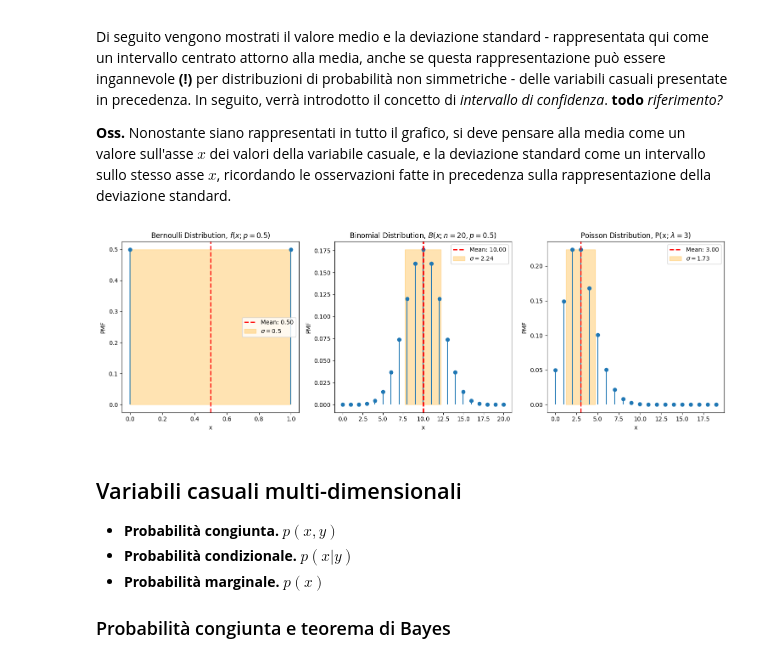
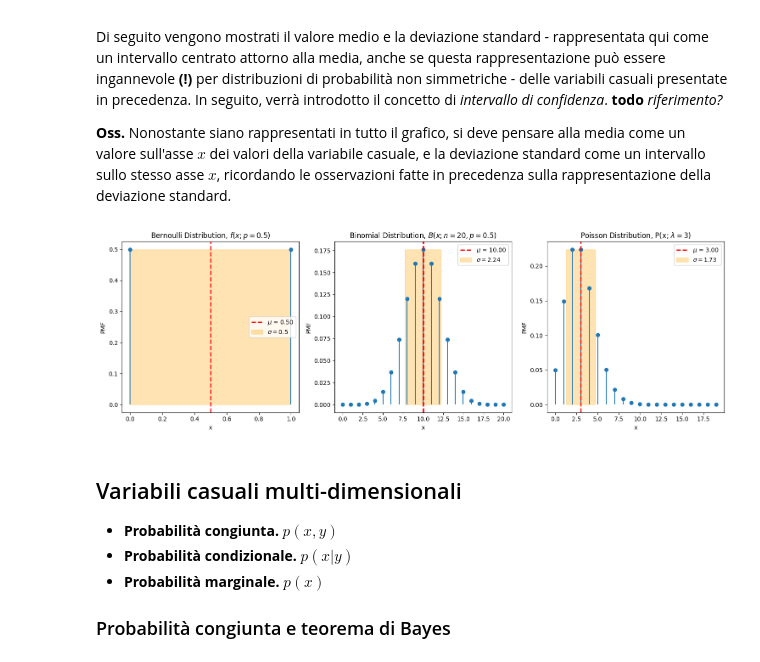
Before and after one commit to Basics2022/bbooks-programming-hs, a Jupyter notebook: _sources/ch/statistics/random_variables_discrete.ipynb, the cells around one changed output. Drawn from its saved outputs; the diff is of its cells as text; code cells hidden in the pictures.

```diff
--- a/_sources/ch/statistics/random_variables_discrete.ipynb
+++ b/_sources/ch/statistics/random_variables_discrete.ipynb
@@ -140,37 +140,37 @@ mean_poisson, var_poisson = poisson.stats(mu_poisson, moments='mv')
 fig, axes = plt.subplots(1, 3, figsize=(15, 5))
 
 # Plot Bernoulli Distribution
 axes[0].stem(x_bernoulli, y_bernoulli, basefmt=" ", use_line_collection=True)
-axes[0].axvline(mean_bernoulli, color='red', linestyle='--', linewidth=2, label=f'$\mu$: {mean_bernoulli:.2f}')
+axes[0].axvline(mean_bernoulli, color='red', linestyle='--', linewidth=2, label=f'$\mu$ = {mean_bernoulli:.2f}')
 axes[0].fill_betweenx([0, max(y_bernoulli)], x1=mean_bernoulli - np.sqrt(var_bernoulli), x2=mean_bernoulli + np.sqrt(var_bernoulli), color='orange', alpha=0.3, label=f"$\sigma = {np.sqrt(var_bernoulli)}$")
 axes[0].set_title(f"Bernoulli Distribution, $f\\left(x; p={p_bernoulli} \\right)$")
 axes[0].set_xlabel("x")
 axes[0].set_ylabel("PMF")
 axes[0].legend()
 
 # Plot Binomial Distribution
 axes[1].stem(x_binomial, y_binomial, basefmt=" ", use_line_collection=True)
-axes[1].axvline(mean_binomial, color='red', linestyle='--', linewidth=2, label=f'Mean: {mean_binomial:.2f}')
+axes[1].axvline(mean_binomial, color='red', linestyle='--', linewidth=2, label=f'$\mu$ = {mean_binomial:.2f}')
 axes[1].fill_betweenx([0, max(y_binomial)], x1=mean_binomial - np.sqrt(var_binomial), x2=mean_binomial + np.sqrt(var_binomial), color='orange', alpha=0.3, label=f"$\sigma = {np.sqrt(var_binomial):0.2f}$")
 axes[1].set_title(f"Binomial Distribution, $B(x; n={n_binomial},p={p_bernoulli})$")
 axes[1].set_xlabel("x")
 axes[1].set_ylabel("PMF")
 axes[1].legend()
 
 # Plot Poisson Distribution
 axes[2].stem(x_poisson, y_poisson, basefmt=" ", use_line_collection=True)
-axes[2].axvline(mean_poisson, color='red', linestyle='--', linewidth=2, label=f'Mean: {mean_poisson:.2f}')
+axes[2].axvline(mean_poisson, color='red', linestyle='--', linewidth=2, label=f'$\mu$ = {mean_poisson:.2f}')
 axes[2].fill_betweenx([0, max(y_poisson)], x1=mean_poisson - np.sqrt(var_poisson), x2=mean_poisson + np.sqrt(var_poisson), color='orange', alpha=0.3, label=f"$\sigma = {np.sqrt(var_poisson):0.2f}$")
 axes[2].set_title(f"Poisson Distribution, P(x; $\\lambda={mu_poisson}$)")
 axes[2].set_xlabel("x")
 axes[2].set_ylabel("PMF")
 axes[2].legend()
 
 # Adjust layout
 plt.tight_layout()
 plt.show()
 # %% [output]
-[figure, old version]
+[figure, new version]
 # %% [markdown]
 
 <!-- **media, moda.** -->
```
Also changed, not shown: 14 other files.
